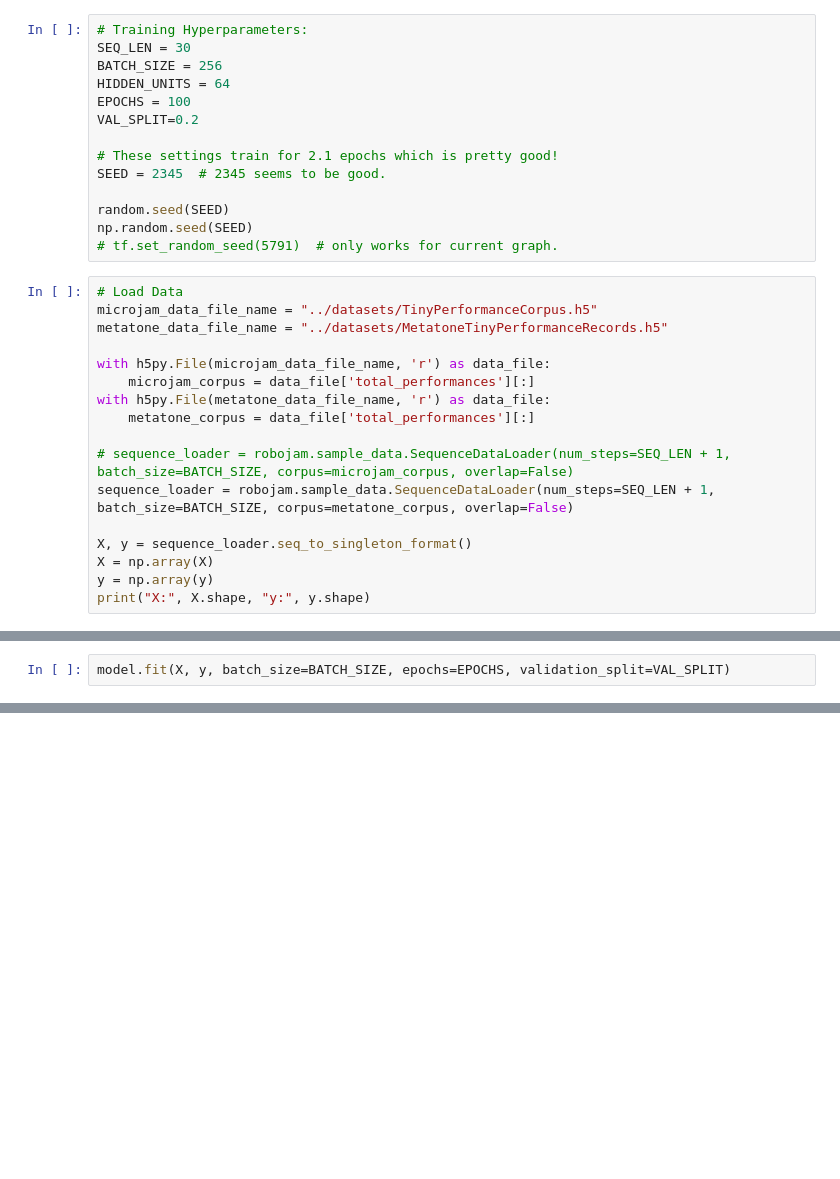
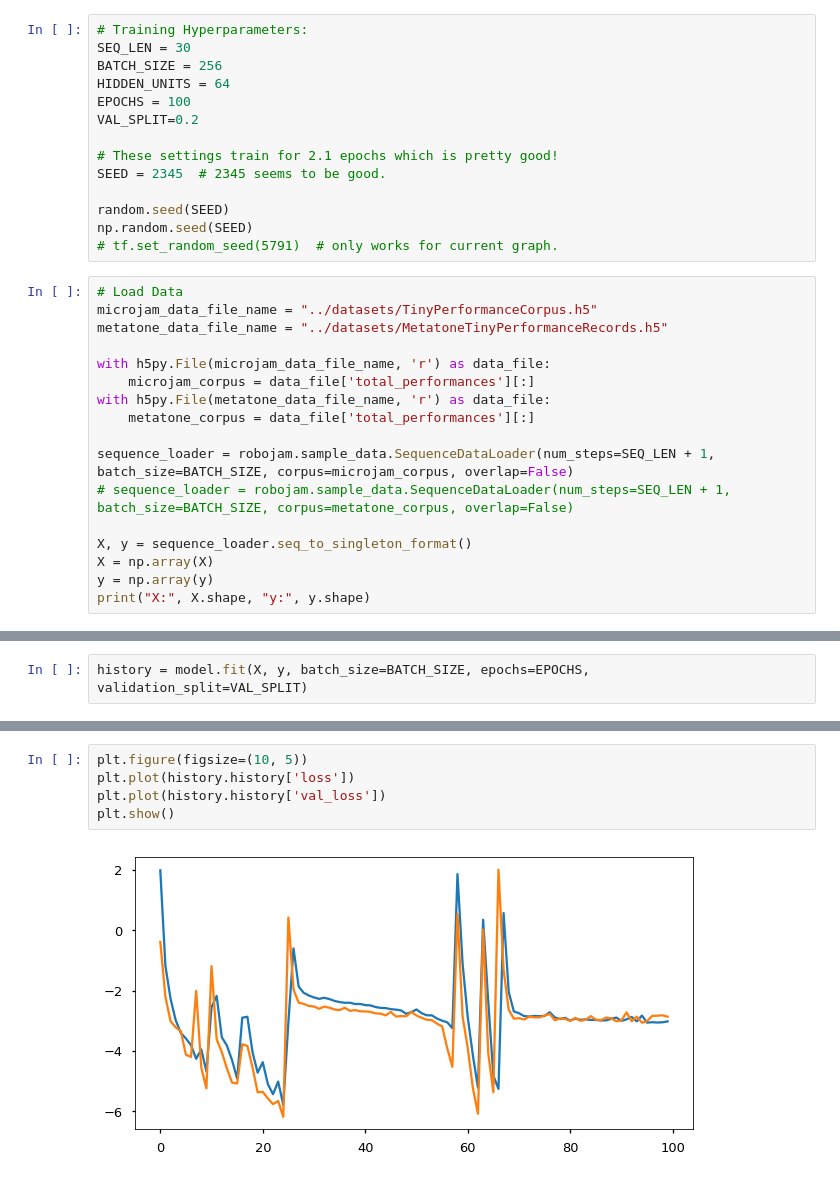
Before and after one commit to cpmpercussion/robojam, a Jupyter notebook: notebooks/MDRNN-Keras-experiment.ipynb, the cells around one changed output, grey strips where cells are left out. Saved outputs shown, nothing was run; the diff lists cells and outputs as text; blank space fills up the shorter version.

Commit message:
added proper MDN model for Keras, experimental training

```diff
--- a/notebooks/MDRNN-Keras-experiment.ipynb
+++ b/notebooks/MDRNN-Keras-experiment.ipynb
@@ -276,8 +376,8 @@ with h5py.File(microjam_data_file_name, 'r') as data_file:
 with h5py.File(metatone_data_file_name, 'r') as data_file:
     metatone_corpus = data_file['total_performances'][:]
 
-# sequence_loader = robojam.sample_data.SequenceDataLoader(num_steps=SEQ_LEN + 1, batch_size=BATCH_SIZE, corpus=microjam_corpus, overlap=False)
-sequence_loader = robojam.sample_data.SequenceDataLoader(num_steps=SEQ_LEN + 1, batch_size=BATCH_SIZE, corpus=metatone_corpus, overlap=False)
+sequence_loader = robojam.sample_data.SequenceDataLoader(num_steps=SEQ_LEN + 1, batch_size=BATCH_SIZE, corpus=microjam_corpus, overlap=False)
+# sequence_loader = robojam.sample_data.SequenceDataLoader(num_steps=SEQ_LEN + 1, batch_size=BATCH_SIZE, corpus=metatone_corpus, overlap=False)
 
 X, y = sequence_loader.seq_to_singleton_format()
 X = np.array(X)
@@ -312,5 +412,5 @@ Trainable params: 52,707
 Non-trainable params: 0
 _________________________________________________________________
 # %%
-model.fit(X, y, batch_size=BATCH_SIZE, epochs=EPOCHS, validation_split=VAL_SPLIT)
+history = model.fit(X, y, batch_size=BATCH_SIZE, epochs=EPOCHS, validation_split=VAL_SPLIT)
 # %% [output]
@@ -385,0 +434,7 @@ Mix: tf.distributions.Mixture("Mixture", batch_shape=(?,), event_shape=(3,), dty
+# %%
+plt.figure(figsize=(10, 5))
+plt.plot(history.history['loss'])
+plt.plot(history.history['val_loss'])
+plt.show()
+# %% [output]
+[figure, added]
```
Also changed, not shown: parts of 10 cells of this notebook.
